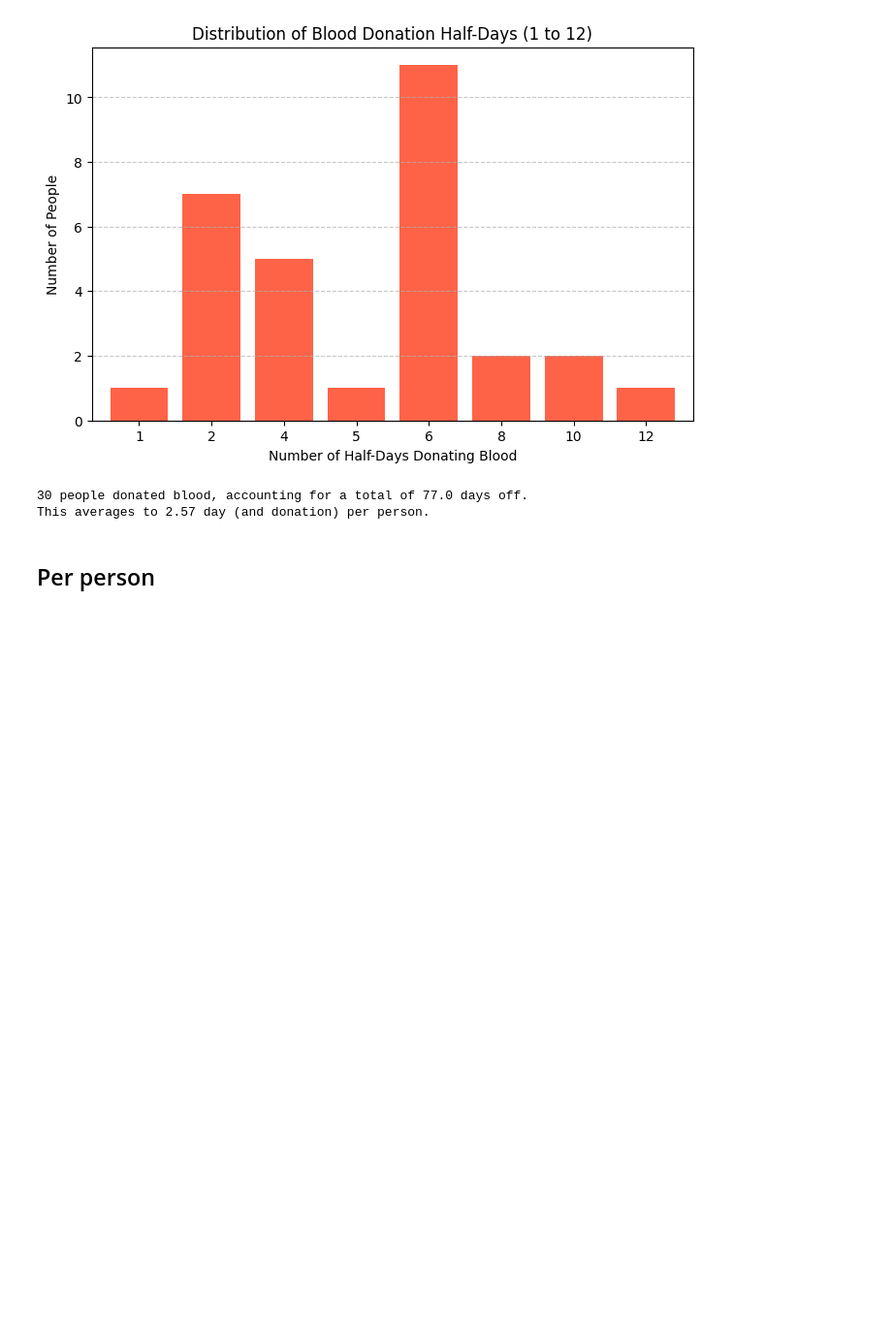
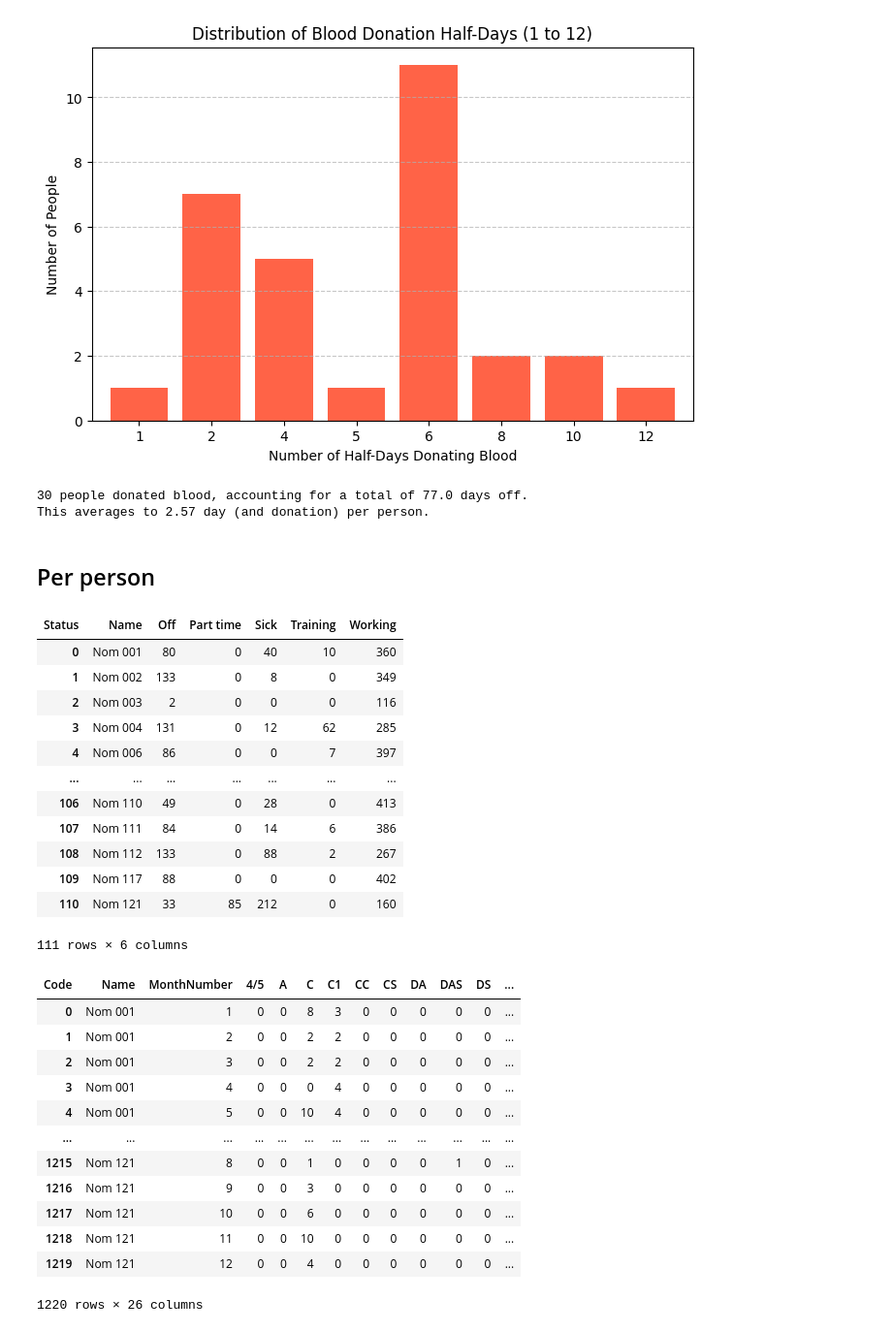
Before and after one commit to Fnor-BE/on-duty-2024, a Jupyter notebook: on-duty.ipynb, the cells around one changed output. Shown at 97% size. Drawn from its saved outputs; the diff is of its cells as text; code cells hidden in the pictures; blank space fills up the shorter version.

```diff
--- a/on-duty.ipynb
+++ b/on-duty.ipynb
@@ -536,4 +532,39 @@ print(f'This averages to {half_days_saved_donating/people_donating_count/2:.2f}
 This averages to 2.57 day (and donation) per person.
 # %% [markdown]
 ## Per person
+# %%
+people_status_yearly = work_days.groupby(['Name', 'Status']).size().unstack(fill_value=0).reset_index()
+people_status_monthly = work_days.groupby(['Name', 'MonthNumber', 'Status']).size().unstack(fill_value=0).reset_index()
+display(people_status_yearly)
+
+people_codes_yearly = work_days.groupby(['Name', 'Code']).size().unstack(fill_value=0).reset_index()
+people_codes_monthly = work_days.groupby(['Name', 'MonthNumber', 'Code']).size().unstack(fill_value=0).reset_index()
+display(people_codes_monthly)
+# %% [output]
+| Status | Name | Off | Part time | Sick | Training | Working |
+| 0 | Nom 001 | 80 | 0 | 40 | 10 | 360 |
+| 1 | Nom 002 | 133 | 0 | 8 | 0 | 349 |
+| 2 | Nom 003 | 2 | 0 | 0 | 0 | 116 |
+| 3 | Nom 004 | 131 | 0 | 12 | 62 | 285 |
+| 4 | Nom 006 | 86 | 0 | 0 | 7 | 397 |
+| ... | ... | ... | ... | ... | ... | ... |
+| 106 | Nom 110 | 49 | 0 | 28 | 0 | 413 |
+| 107 | Nom 111 | 84 | 0 | 14 | 6 | 386 |
+| 108 | Nom 112 | 133 | 0 | 88 | 2 | 267 |
+| 109 | Nom 117 | 88 | 0 | 0 | 0 | 402 |
+| 110 | Nom 121 | 33 | 85 | 212 | 0 | 160 |
+111 rows × 6 columns
+| Code | Name | MonthNumber | 4/5 | A | C | C1 | CC | CS | DA | DAS | DS | ... |
+| 0 | Nom 001 | 1 | 0 | 0 | 8 | 3 | 0 | 0 | 0 | 0 | 0 | ... |
+| 1 | Nom 001 | 2 | 0 | 0 | 2 | 2 | 0 | 0 | 0 | 0 | 0 | ... |
+| 2 | Nom 001 | 3 | 0 | 0 | 2 | 2 | 0 | 0 | 0 | 0 | 0 | ... |
+| 3 | Nom 001 | 4 | 0 | 0 | 0 | 4 | 0 | 0 | 0 | 0 | 0 | ... |
+| 4 | Nom 001 | 5 | 0 | 0 | 10 | 4 | 0 | 0 | 0 | 0 | 0 | ... |
+| ... | ... | ... | ... | ... | ... | ... | ... | ... | ... | ... | ... | ... |
+| 1215 | Nom 121 | 8 | 0 | 0 | 1 | 0 | 0 | 0 | 0 | 1 | 0 | ... |
+| 1216 | Nom 121 | 9 | 0 | 0 | 3 | 0 | 0 | 0 | 0 | 0 | 0 | ... |
+| 1217 | Nom 121 | 10 | 0 | 0 | 6 | 0 | 0 | 0 | 0 | 0 | 0 | ... |
+| 1218 | Nom 121 | 11 | 0 | 0 | 10 | 0 | 0 | 0 | 0 | 0 | 0 | ... |
+| 1219 | Nom 121 | 12 | 0 | 0 | 4 | 0 | 0 | 0 | 0 | 0 | 0 | ... |
+1220 rows × 26 columns
 # %%
```
Also changed, not shown: parts of 9 cells of this notebook.
